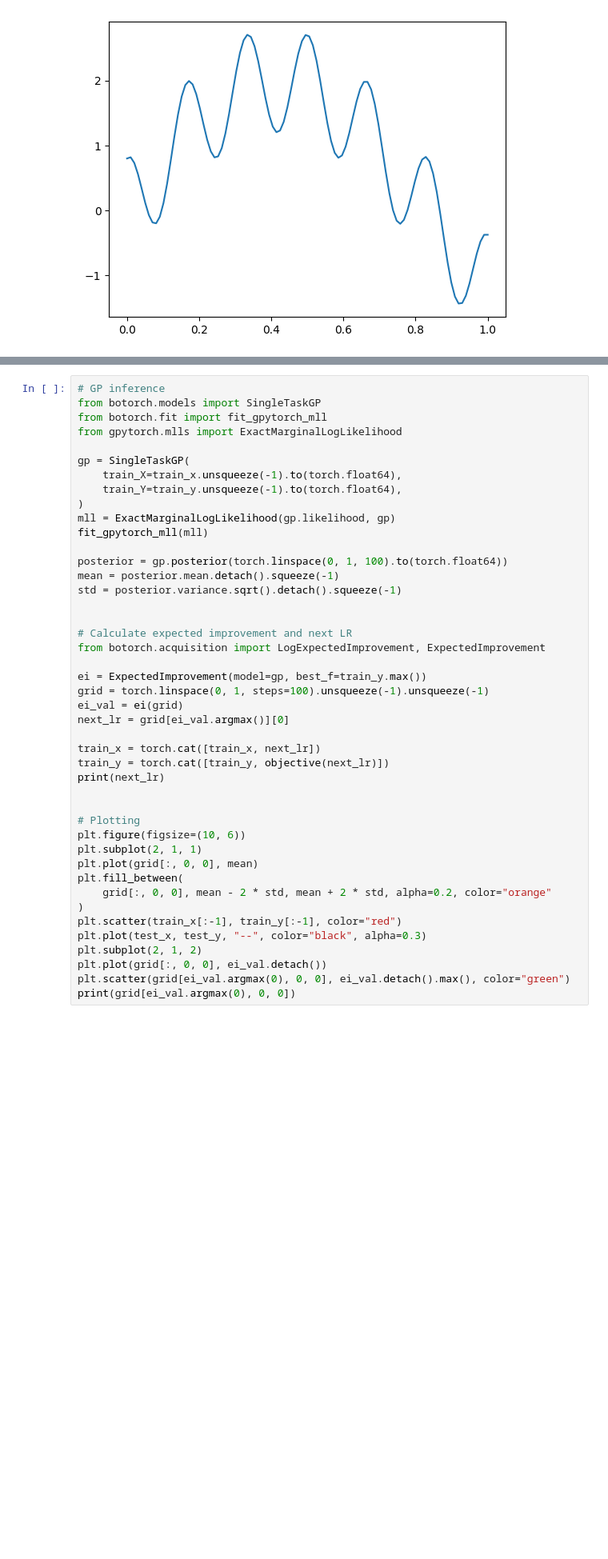
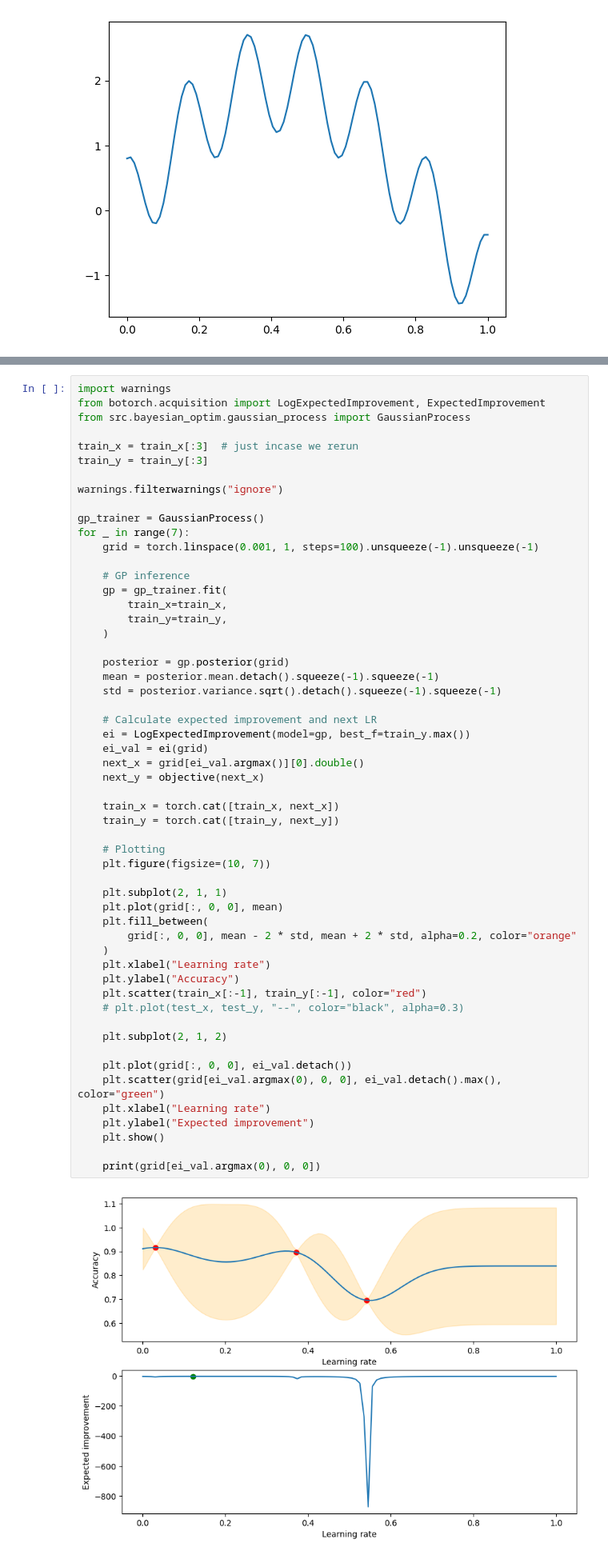
Before and after one commit to andreas122001/bayesian-hyperparameter-optimization, a Jupyter notebook: test.ipynb, the cells around one changed output, grey strips where cells are left out. Shown at 80% size. Cells and saved outputs as stored; diff of their text form; blank space fills up the shorter version.

```diff
--- a/test.ipynb
+++ b/test.ipynb
@@ -28,45 +104,57 @@ plt.plot(test_x, test_y, "--")
 # %%
-# GP inference
-from botorch.models import SingleTaskGP
-from botorch.fit import fit_gpytorch_mll
-from gpytorch.mlls import ExactMarginalLogLikelihood
+import warnings
+from botorch.acquisition import LogExpectedImprovement, ExpectedImprovement
+from src.bayesian_optim.gaussian_process import GaussianProcess
 
-gp = SingleTaskGP(
-    train_X=train_x.unsqueeze(-1).to(torch.float64),
-    train_Y=train_y.unsqueeze(-1).to(torch.float64),
-)
-mll = ExactMarginalLogLikelihood(gp.likelihood, gp)
-fit_gpytorch_mll(mll)
+train_x = train_x[:3]  # just incase we rerun
+train_y = train_y[:3]
 
-posterior = gp.posterior(torch.linspace(0, 1, 100).to(torch.float64))
-mean = posterior.mean.detach().squeeze(-1)
-std = posterior.variance.sqrt().detach().squeeze(-1)
+warnings.filterwarnings("ignore")
 
+gp_trainer = GaussianProcess()
+for _ in range(7):
+    grid = torch.linspace(0.001, 1, steps=100).unsqueeze(-1).unsqueeze(-1)
 
-# Calculate expected improvement and next LR
-from botorch.acquisition import LogExpectedImprovement, ExpectedImprovement
+    # GP inference
+    gp = gp_trainer.fit(
+        train_x=train_x,
+        train_y=train_y,
+    )
 
-ei = ExpectedImprovement(model=gp, best_f=train_y.max())
-grid = torch.linspace(0, 1, steps=100).unsqueeze(-1).unsqueeze(-1)
-ei_val = ei(grid)
-next_lr = grid[ei_val.argmax()][0]
+    posterior = gp.posterior(grid)
+    mean = posterior.mean.detach().squeeze(-1).squeeze(-1)
+    std = posterior.variance.sqrt().detach().squeeze(-1).squeeze(-1)
 
-train_x = torch.cat([train_x, next_lr])
-train_y = torch.cat([train_y, objective(next_lr)])
-print(next_lr)
+    # Calculate expected improvement and next LR
+    ei = LogExpectedImprovement(model=gp, best_f=train_y.max())
+    ei_val = ei(grid)
+    next_x = grid[ei_val.argmax()][0].double()
+    next_y = objective(next_x)
 
+    train_x = torch.cat([train_x, next_x])
+    train_y = torch.cat([train_y, next_y])
 
-# Plotting
-plt.figure(figsize=(10, 6))
-plt.subplot(2, 1, 1)
-plt.plot(grid[:, 0, 0], mean)
-plt.fill_between(
-    grid[:, 0, 0], mean - 2 * std, mean + 2 * std, alpha=0.2, color="orange"
-)
-plt.scatter(train_x[:-1], train_y[:-1], color="red")
-plt.plot(test_x, test_y, "--", color="black", alpha=0.3)
-plt.subplot(2, 1, 2)
-plt.plot(grid[:, 0, 0], ei_val.detach())
-plt.scatter(grid[ei_val.argmax(0), 0, 0], ei_val.detach().max(), color="green")
-print(grid[ei_val.argmax(0), 0, 0])
+    # Plotting
+    plt.figure(figsize=(10, 7))
+
+    plt.subplot(2, 1, 1)
+    plt.plot(grid[:, 0, 0], mean)
+    plt.fill_between(
+        grid[:, 0, 0], mean - 2 * std, mean + 2 * std, alpha=0.2, color="orange"
+    )
+    plt.xlabel("Learning rate")
+    plt.ylabel("Accuracy")
+    plt.scatter(train_x[:-1], train_y[:-1], color="red")
+    # plt.plot(test_x, test_y, "--", color="black", alpha=0.3)
+
+    plt.subplot(2, 1, 2)
+
+    plt.plot(grid[:, 0, 0], ei_val.detach())
+    plt.scatter(grid[ei_val.argmax(0), 0, 0], ei_val.detach().max(), color="green")
+    plt.xlabel("Learning rate")
+    plt.ylabel("Expected improvement")
+    plt.show()
+
+    print(grid[ei_val.argmax(0), 0, 0])
 # %% [output]
+[figure, new version]
```
Also changed, not shown: parts of 3 cells of this notebook, 2 other files.
